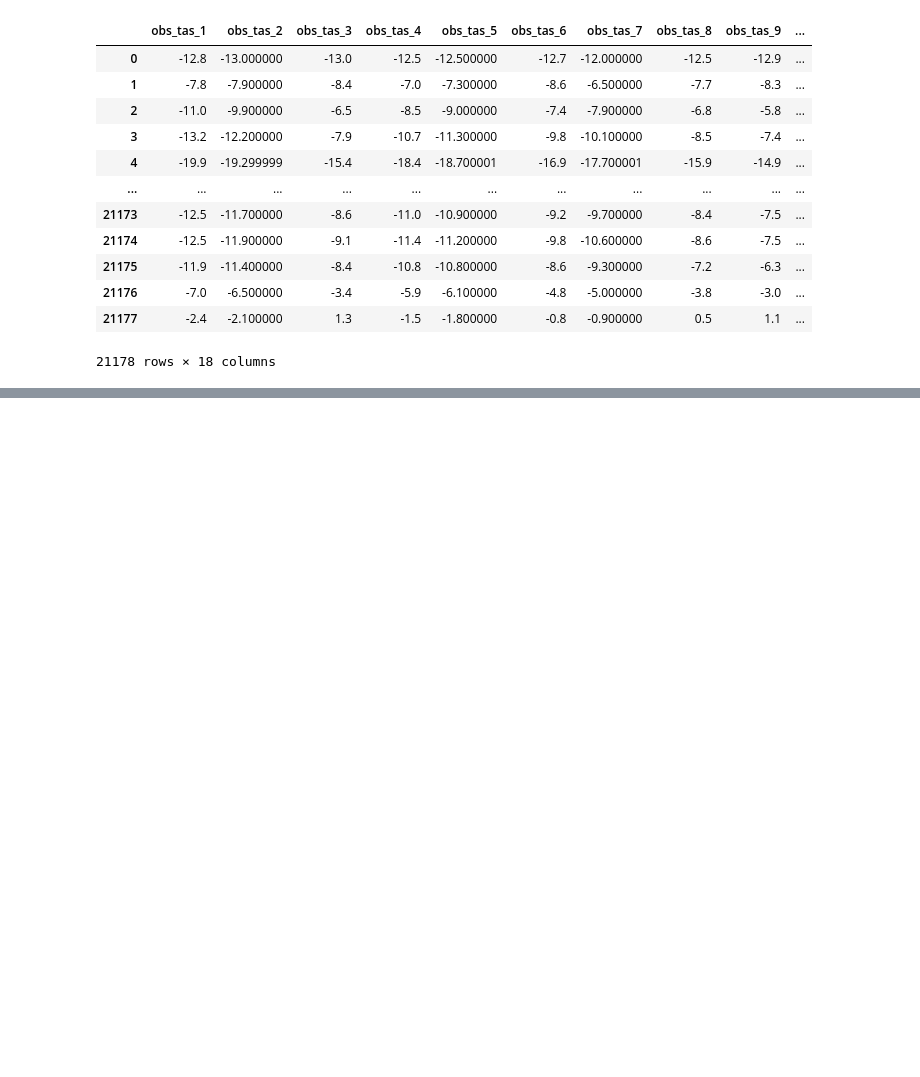
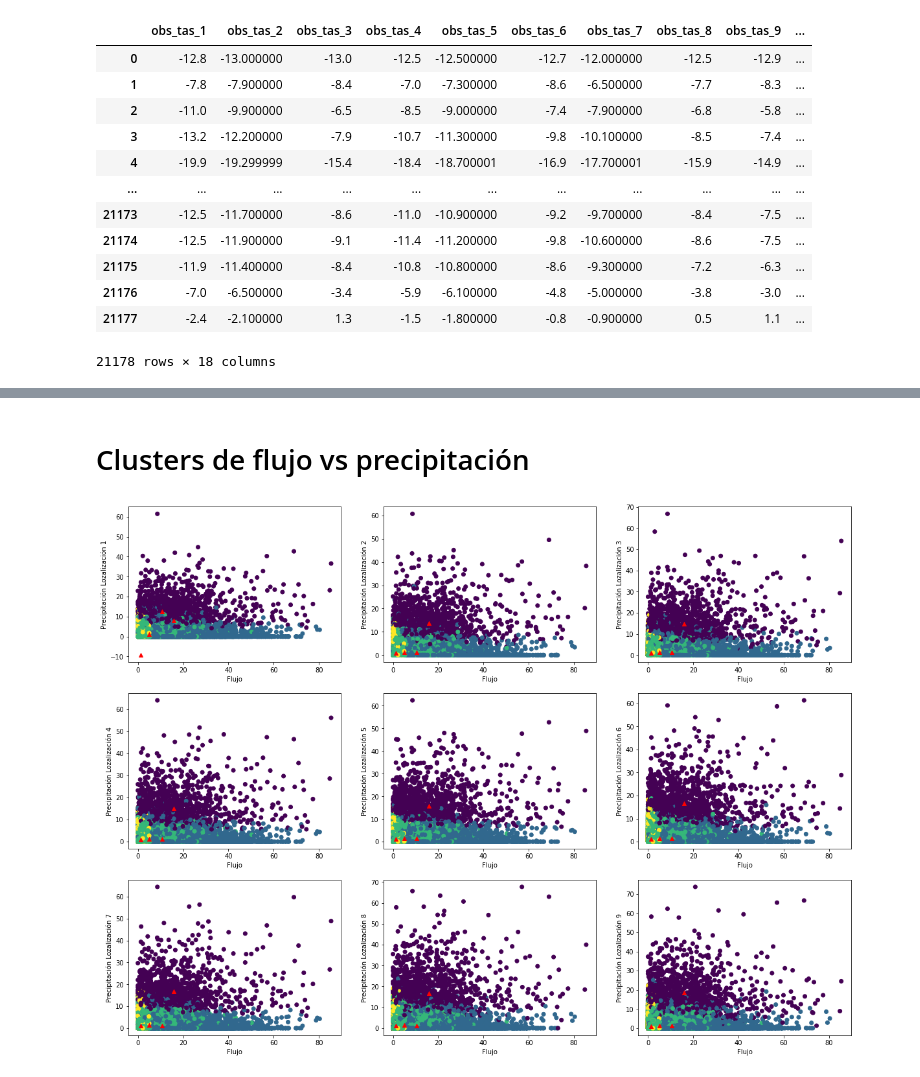
Before and after one commit to Jairo22EnriqueTec/CienciaDatosTopologia, a Jupyter notebook: 01-Clustering.ipynb, the cells around one changed output, grey strips where cells are left out. Saved outputs shown, nothing was run; the diff lists cells and outputs as text; code cells hidden in the pictures; blank space fills up the shorter version.

```diff
--- a/01-Clustering.ipynb
+++ b/01-Clustering.ipynb
@@ -363,0 +392,14 @@ plt.show()
+# %% [markdown]
+# Clusters de flujo vs precipitación
+# %%
+fig, axs = plt.subplots(3,3,figsize=(20,15))
+cont=0
+for i in range(3):
+    for j in range(3):
+        axs[i][j].scatter(flow_obs.iloc[:,0],all_obs.iloc[:,cont+9],c = kmeans_flow_obs.labels_)
+        axs[i][j].scatter(centers_flow[:,0],centers_flow[:,cont+9],marker = '^', c = 'r')
+        axs[i][j].set_xlabel("Flujo")
+        axs[i][j].set_ylabel("Precipitación Lozalización {}".format(cont+1))
+        cont+=1
+# %% [output]
+[figure, added]
```
Also changed, not shown: parts of 15 cells of this notebook.
